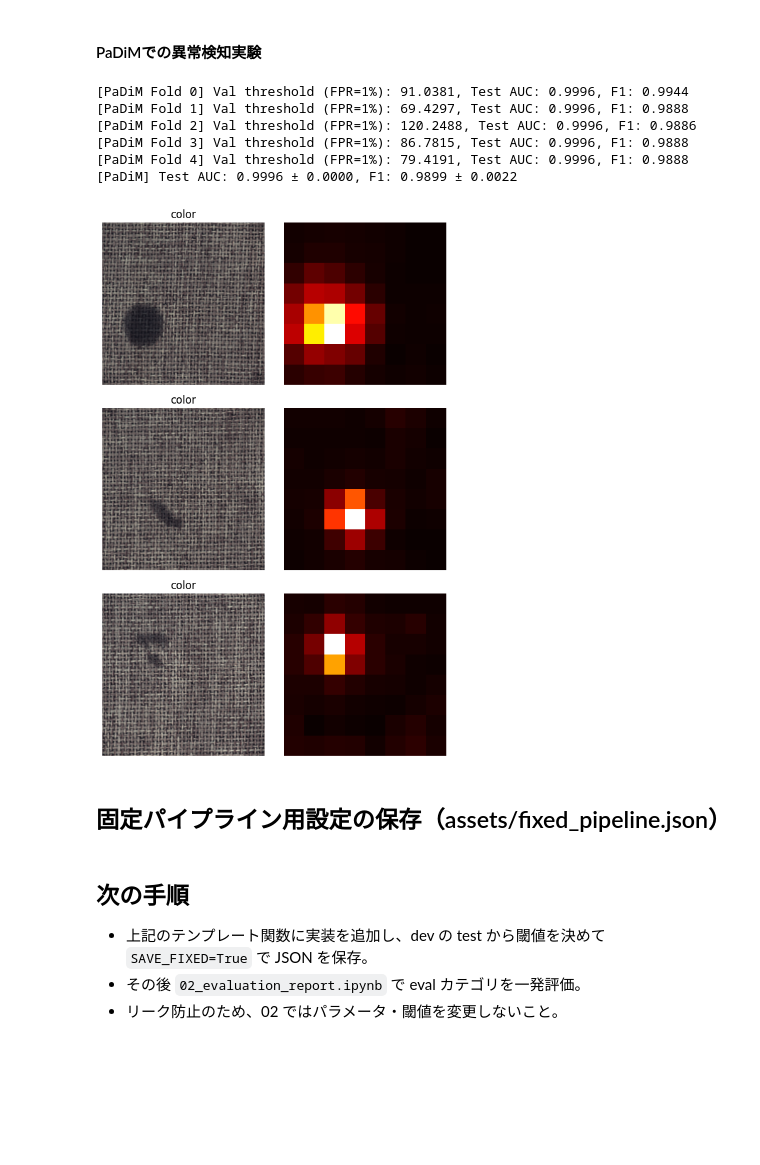
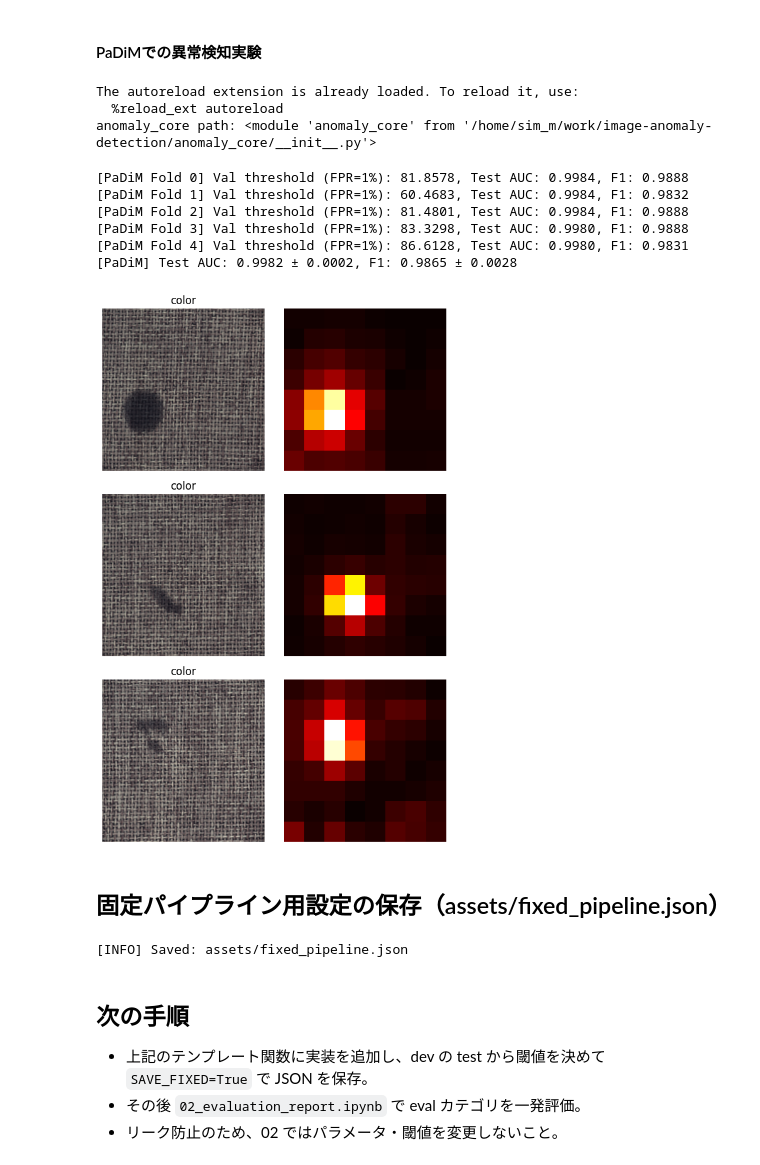
Before and after one commit to macken88/image-anomaly-detection, a Jupyter notebook: 01_experiments_dev.ipynb, the cells around one changed output. Drawn from its saved outputs; the diff is of its cells as text; code cells hidden in the pictures; blank space fills up the shorter version.

Commit message:
core_functions_to_script

```diff
--- a/01_experiments_dev.ipynb
+++ b/01_experiments_dev.ipynb
@@ -60,7 +60,7 @@ use_padim = True
 
 # PaDiM や Mahalanobis で用いる backbone/layers 等は仮パラメータ（要調整）
 backbone = "efficientnet_b0"
-padim_layers = ['features.7.0.block.0', 'features.7.0.block.1', 'features.7.0.block.2', 'features.7.0.block.3', 'features.8']
+padim_layers = ['features.7.0.block.0', 'features.7.0.block.1', 'features.7.0.block.2', 'features.7.0.block.3']
 # efficientnet:['features.6.3.add', 'features.7.0.block.0', 'features.7.0.block.1', 'features.7.0.block.2', 'features.7.0.block.3', 'features.8']
 # resnet:["layer1", "layer2", "layer3"]
 padim_channel_subsample = 100
@@ -485,3 +243,6 @@ print(f"[INFO] Test label distribution: {dict(cnt)}")
 [INFO] Test label distribution: {'color': 19, 'cut': 17, 'good': 28, 'hole': 17, 'metal_contamination': 17, 'thread': 19}
 # %% [markdown]
 #### マハラノビス距離ベースでの異常検知実験
+# %%
+device = torch.device("cuda" if torch.cuda.is_available() else "cpu")
+print(f"[INFO] Using device: {device}")
@@ -556,18 +316,40 @@ print(f"[Mahalanobis] Test AUC: {np.mean(aucs):.4f} ± {np.std(aucs):.4f}, F1: {
 [Mahalanobis] Test AUC: 0.9898 ± 0.0006, F1: 0.9307 ± 0.0169
 # %% [markdown]
 #### PaDiMでの異常検知実験
+# %%
+%load_ext autoreload
+%autoreload 2
+
+import importlib, sys
+import anomaly_core  # パス確認
+print("anomaly_core path:", anomaly_core)
+
+importlib.invalidate_caches()
+importlib.reload(anomaly_core)
+
+# 関数を再インポート（← これが大事）
+
+from anomaly_core import fit_padim, padim_heatmap, all_padim_scores, fit_mahalanobis, all_mahalanobis_scores
+# %% [output]
+The autoreload extension is already loaded. To reload it, use:
+  %reload_ext autoreload
+anomaly_core path: <module 'anomaly_core' from '/home/sim_m/work/image-anomaly-detection/anomaly_core/__init__.py'>
 # %%
-# PaDiM マハラノビス距離ベースと同様に実装
-
 # CV 各フォールドで PaDiM を学習・評価
-all_results_PD = {}
+all_results_PaDiM = {}
 for ifold, fold in enumerate(cv_folds):
-    model_state = fit_padim(fold["train_loader"])
+    model_state = fit_padim(
+        fold["train_loader"],
+        backbone,
+        layers=padim_layers,
+        d=padim_channel_subsample,
+        device=device
+        )
     scores_train = all_padim_scores(model_state, fold["train_loader"])
     scores_val = all_padim_scores(model_state, fold["val_loader"])
     scores_test, heatmaps_test = all_padim_scores(model_state, dev_test_loader, return_maps=True)
 
-    all_results_PD[ifold] = {
+    all_results_PaDiM[ifold] = {
         "model_state": model_state,
         "scores_train": scores_train,
         "scores_val": scores_val,
@@ -575,24 +357,24 @@ for ifold, fold in enumerate(cv_folds):
         "heatmaps_test": heatmaps_test,
     }
 
-    df_PD = pd.DataFrame({
+    df_PaDiM = pd.DataFrame({
         "score": np.r_[scores_train.numpy(), scores_val.numpy(), scores_test.numpy()],
         "label": (["train"] * len(scores_train) + ["val"] * len(scores_val) + dev_test_loader.dataset.labels),
     })
 
     # スコアを対数変換
-    df_PD["log_score"] = np.log1p(df_PD["score"])
+    df_PaDiM["log_score"] = np.log1p(df_PaDiM["score"])
 
     # ヒストグラムの描画
     fig = px.histogram(
-        df_PD, x="log_score", color="label", nbins=30, histnorm=None, opacity=0.6
+        df_PaDiM, x="log_score", color="label", nbins=30, histnorm=None, opacity=0.6
     )
     fig.update_layout(barmode="overlay", title=f"PaDiM Scores (Fold {ifold})")
     fig.show()
 # %%
 # 評価指標の算出
 folds_results_PaDiM = []
-for ifold, results in all_results_PD.items():
+for ifold, results in all_results_PaDiM.items():
     scores_val = results["scores_val"].numpy()
     scores_test = results["scores_test"].numpy()
     labels_val = np.zeros_like(scores_val)  # valは正常のみ
@@ -617,41 +399,41 @@ aucs = [r["auc"] for r in folds_results_PaDiM]
 f1s = [r["f1"] for r in folds_results_PaDiM]
 print(f"[PaDiM] Test AUC: {np.mean(aucs):.4f} ± {np.std(aucs):.4f}, F1: {np.mean(f1s):.4f} ± {np.std(f1s):.4f}")
 # %% [output]
-[PaDiM Fold 0] Val threshold (FPR=1%): 91.0381, Test AUC: 0.9996, F1: 0.9944
-[PaDiM Fold 1] Val threshold (FPR=1%): 69.4297, Test AUC: 0.9996, F1: 0.9888
-[PaDiM Fold 2] Val threshold (FPR=1%): 120.2488, Test AUC: 0.9996, F1: 0.9886
-[PaDiM Fold 3] Val threshold (FPR=1%): 86.7815, Test AUC: 0.9996, F1: 0.9888
-[PaDiM Fold 4] Val threshold (FPR=1%): 79.4191, Test AUC: 0.9996, F1: 0.9888
-[PaDiM] Test AUC: 0.9996 ± 0.0000, F1: 0.9899 ± 0.0022
+[PaDiM Fold 0] Val threshold (FPR=1%): 81.8578, Test AUC: 0.9984, F1: 0.9888
+[PaDiM Fold 1] Val threshold (FPR=1%): 60.4683, Test AUC: 0.9984, F1: 0.9832
+[PaDiM Fold 2] Val threshold (FPR=1%): 81.4801, Test AUC: 0.9984, F1: 0.9888
+[PaDiM Fold 3] Val threshold (FPR=1%): 83.3298, Test AUC: 0.9980, F1: 0.9888
+[PaDiM Fold 4] Val threshold (FPR=1%): 86.6128, Test AUC: 0.9980, F1: 0.9831
+[PaDiM] Test AUC: 0.9982 ± 0.0002, F1: 0.9865 ± 0.0028
 # %%
 # テスト画像のヒートマップ表示（最初の3枚）
 fig, axes = plt.subplots(3, 2, figsize=(6, 9))
 for i in range(3):
     img, lbl = dev_test_loader.dataset[i]
-    heatmap = all_results_PD[0]["heatmaps_test"][i].numpy()
+    heatmap = all_results_PaDiM[0]["heatmaps_test"][i].numpy()
     img = inv_transform(img)
     axes[i, 0].imshow(img)
     axes[i, 0].set_title(lbl)
     axes[i, 0].axis("off")
     axes[i, 1].imshow(heatmap, cmap="hot")
     axes[i, 1].axis("off")
 plt.tight_layout()
 plt.show()
 # %% [output]
-[figure, old version]
+[figure, new version]
 # %% [markdown]
 ## 固定パイプライン用設定の保存（assets/fixed_pipeline.json）
 # %%
 # デフォルトではファイルを書き出さない（テンプレートのため）。
 # 実際に保存したい場合は SAVE_FIXED=True にして実行してください。
-SAVE_FIXED = False
+SAVE_FIXED = True
 
 fixed_pipeline = {
     "common": {"image_size": image_size, "seeds": seeds},
     "algorithms": {"mahalanobis": use_mahalanobis, "padim": use_padim},
     "threshold": {"method": "percentile", "percentile": 99},
     "mahalanobis": {"backbone": backbone, "cov_estimator": cov_estimator},
-    "padim": {"backbone": backbone, "layers": padim_layers, "d": padim_channel_subsample, "reg_eps": 1e-5}
+    "padim": {"backbone": backbone, "layers": padim_layers, "d": padim_channel_subsample}
 }
 
 assets_dir = Path("assets")
@@ -664,6 +446,8 @@ if SAVE_FIXED:
     print(f"[INFO] Saved: {cfg_path}")
 else:
     print("[INFO] SAVE_FIXED=False のためファイルは出力しません。")
+# %% [output]
+[INFO] Saved: assets/fixed_pipeline.json
 # %% [markdown]
 ## 次の手順
 - 上記のテンプレート関数に実装を追加し、dev の test から閾値を決めて `SAVE_FIXED=True` で JSON を保存。
```
Also changed, not shown: parts of 6 cells of this notebook, 2 other files.
